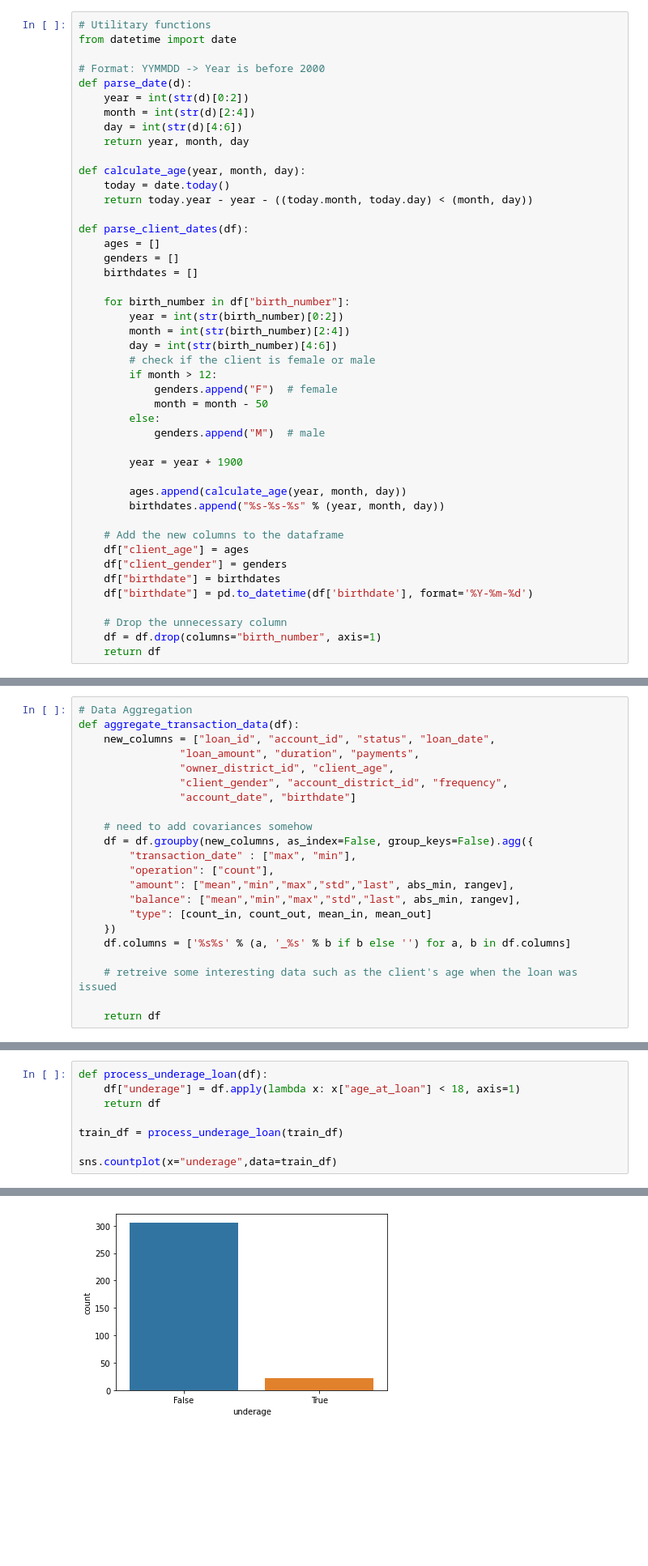
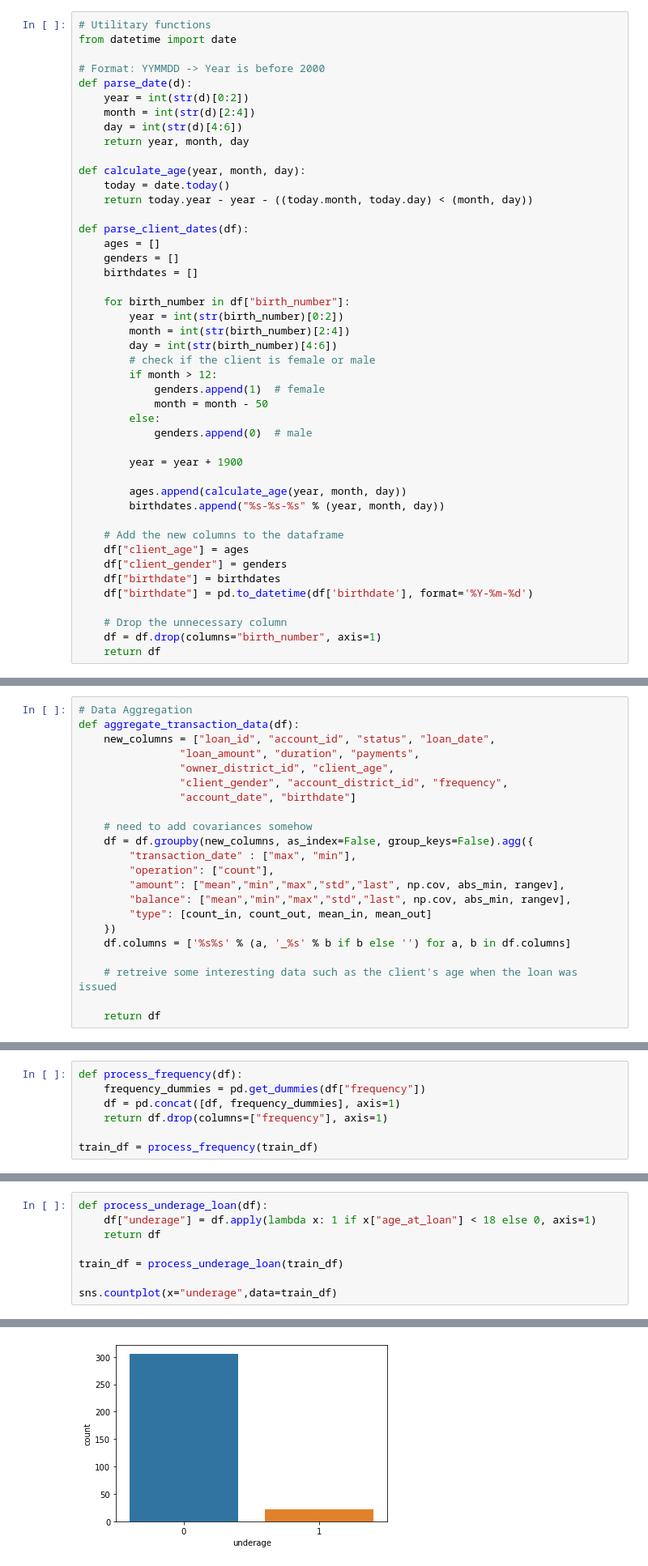
Before and after one commit to goncaloacteixeira/feup-ac, a Jupyter notebook: data-prep.ipynb, the cells around one changed output, grey strips where cells are left out. Shown at 81% size. Drawn from its saved outputs; the diff is of its cells as text; blank space fills up the shorter version.

```diff
--- a/data-prep.ipynb
+++ b/data-prep.ipynb
@@ -36,10 +36,10 @@ def parse_client_dates(df):
         day = int(str(birth_number)[4:6])
         # check if the client is female or male
         if month > 12:
-            genders.append("F")  # female
+            genders.append(1)  # female
             month = month - 50
         else:
-            genders.append("M")  # male
+            genders.append(0)  # male
 
         year = year + 1900
 
@@ -275,8 +278,8 @@ def aggregate_transaction_data(df):
     df = df.groupby(new_columns, as_index=False, group_keys=False).agg({
         "transaction_date" : ["max", "min"],
         "operation": ["count"],
-        "amount": ["mean","min","max","std","last", abs_min, rangev],
-        "balance": ["mean","min","max","std","last", abs_min, rangev],
+        "amount": ["mean","min","max","std","last", np.cov, abs_min, rangev],
+        "balance": ["mean","min","max","std","last", np.cov, abs_min, rangev],
         "type": [count_in, count_out, mean_in, mean_out]
     })
     df.columns = ['%s%s' % (a, '_%s' % b if b else '') for a, b in df.columns]
@@ -341,3 +338,10 @@ train_df = aggregate_transaction_data(train_df)
+# %%
+def process_frequency(df):
+    frequency_dummies = pd.get_dummies(df["frequency"])
+    df = pd.concat([df, frequency_dummies], axis=1)
+    return df.drop(columns=["frequency"], axis=1)
+
+train_df = process_frequency(train_df)
 # %% [markdown]
 ### Process last transactions before loan issue
 # %%
@@ -375,12 +379,12 @@ train_df.boxplot(column=["age_at_loan"])
 [figure]
 # %%
 def process_underage_loan(df):
-    df["underage"] = df.apply(lambda x: x["age_at_loan"] < 18, axis=1)
+    df["underage"] = df.apply(lambda x: 1 if x["age_at_loan"] < 18 else 0, axis=1)
     return df
 
 train_df = process_underage_loan(train_df)
 
 sns.countplot(x="underage",data=train_df)
 # %% [output]
 <AxesSubplot:xlabel='underage', ylabel='count'>
-[figure, old version]
+[figure, new version]
```
Also changed, not shown: parts of 15 cells of this notebook, 2 other files.
